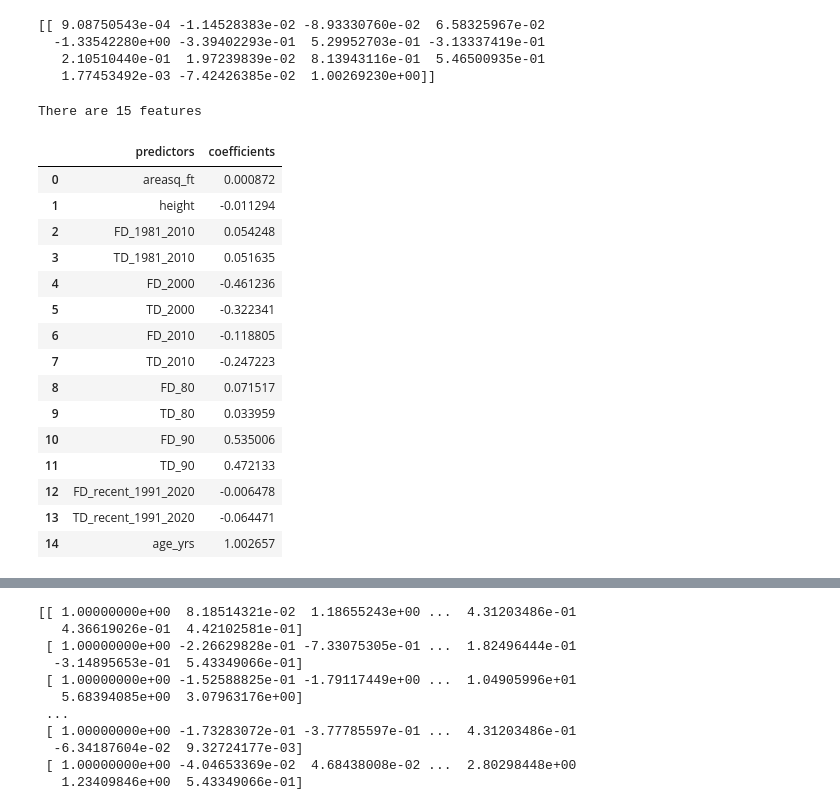
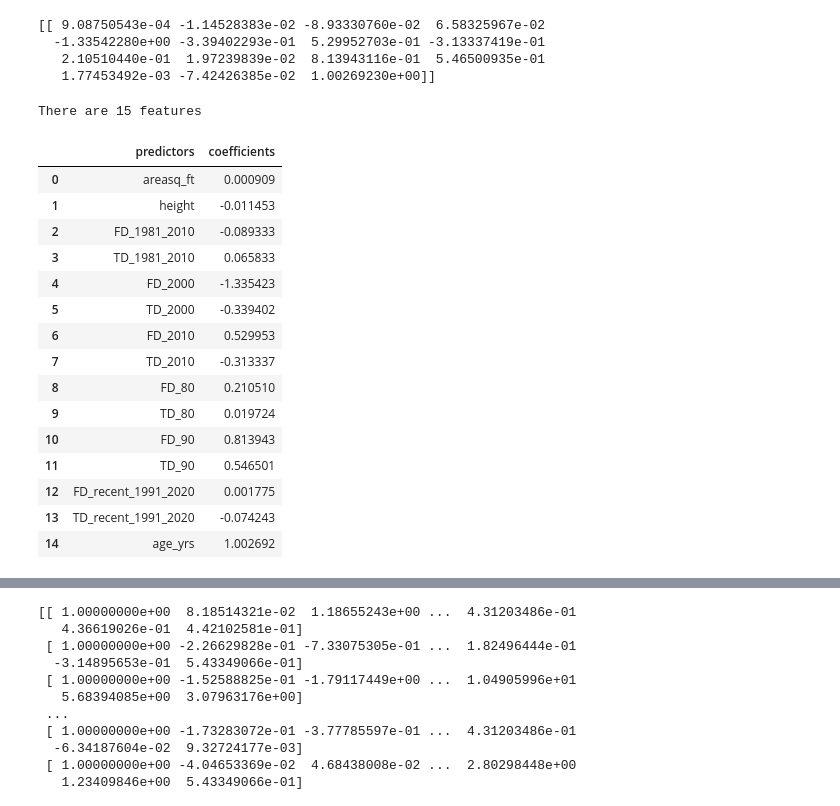
Before and after one commit to Heating-Loads/heating_loads, a Jupyter notebook: notebooks/004-Modelling.ipynb, the cells around one changed output, grey strips where cells are left out. Drawn from its saved outputs; the diff is of its cells as text; code cells hidden in the pictures.

```diff
--- a/notebooks/004-Modelling.ipynb
+++ b/notebooks/004-Modelling.ipynb
@@ -252,34 +252,34 @@ print(coeffs)
 # %%
 # Displaying features with their coefficients from ridge
 
 
 imp_feat = SelectFromModel(ridgeCV, prefit = True, threshold = 0)
 
 imp_index = imp_feat.get_support()
 
-imp_feature_table = pd.DataFrame({'predictors':features_kept, 'coefficients': list(ridge.coef_[0])})[imp_index]
+imp_feature_table = pd.DataFrame({'predictors':features_kept, 'coefficients': list(ridgeCV.coef_[0])})[imp_index]
 
 print(f'There are {len(imp_feature_table)} features')
 
 imp_feature_table
 # %% [output]
 There are 15 features
 |  | predictors | coefficients |
-| 0 | areasq_ft | 0.000872 |
-| 1 | height | -0.011294 |
-| 2 | FD_1981_2010 | 0.054248 |
-| 3 | TD_1981_2010 | 0.051635 |
-| 4 | FD_2000 | -0.461236 |
-| 5 | TD_2000 | -0.322341 |
-| 6 | FD_2010 | -0.118805 |
-| 7 | TD_2010 | -0.247223 |
-| 8 | FD_80 | 0.071517 |
-| 9 | TD_80 | 0.033959 |
-| 10 | FD_90 | 0.535006 |
-| 11 | TD_90 | 0.472133 |
-| 12 | FD_recent_1991_2020 | -0.006478 |
-| 13 | TD_recent_1991_2020 | -0.064471 |
-| 14 | age_yrs | 1.002657 |
+| 0 | areasq_ft | 0.000909 |
+| 1 | height | -0.011453 |
+| 2 | FD_1981_2010 | -0.089333 |
+| 3 | TD_1981_2010 | 0.065833 |
+| 4 | FD_2000 | -1.335423 |
+| 5 | TD_2000 | -0.339402 |
+| 6 | FD_2010 | 0.529953 |
+| 7 | TD_2010 | -0.313337 |
+| 8 | FD_80 | 0.210510 |
+| 9 | TD_80 | 0.019724 |
+| 10 | FD_90 | 0.813943 |
+| 11 | TD_90 | 0.546501 |
+| 12 | FD_recent_1991_2020 | 0.001775 |
+| 13 | TD_recent_1991_2020 | -0.074243 |
+| 14 | age_yrs | 1.002692 |
 # %%
 plt.bar(imp_feature_table['predictors'], imp_feature_table['coefficients'])
 plt.xticks(rotation=90, fontsize=16)
```
Also changed, not shown: parts of 2 cells of this notebook, 1 other file.
